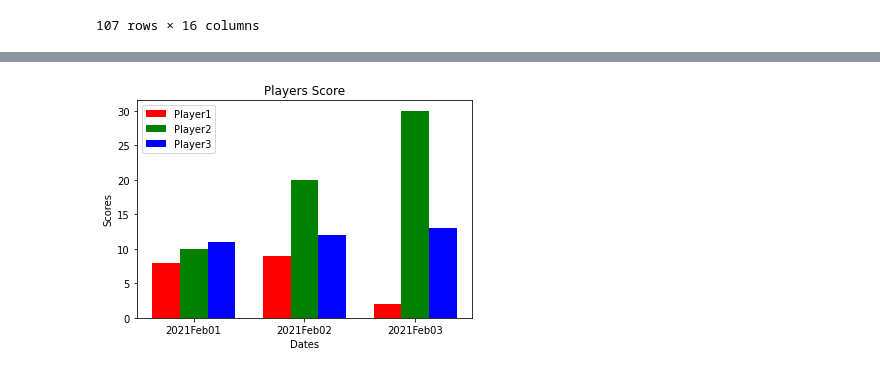
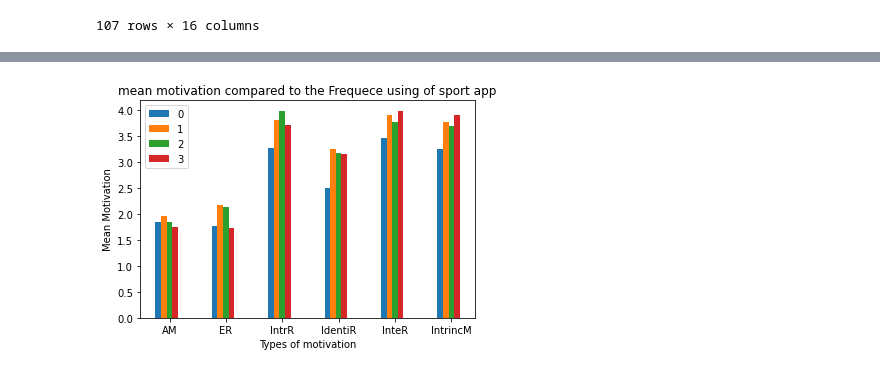
Before and after one commit to leaambrosius/emse, a Jupyter notebook: evaluation_lambrosi.ipynb, the cells around one changed output, grey strips where cells are left out. Saved outputs shown, nothing was run; the diff lists cells and outputs as text; code cells hidden in the pictures.

```diff
--- a/evaluation_lambrosi.ipynb
+++ b/evaluation_lambrosi.ipynb
@@ -85,18 +72,26 @@ p = sns.barplot('Ever used Sportapp','Amotivation',data=meandata,ci=False)
-# %%
-X = ['Group A','Group B','Group C','Group D']
-Ygirls = [10,20,20,40]
-Zboys = [20,30,25,30]
-
-X_axis = np.arange(len(X))
-
-plt.bar(X_axis - 0.2, Ygirls, 0.4, label = 'Girls')
-plt.bar(X_axis + 0.2, Zboys, 0.4, label = 'Boys')
-
-plt.xticks(X_axis, X)
-plt.xlabel("Groups")
-plt.ylabel("Number of Students")
-plt.title("Number of Students in each group")
-plt.legend()
-plt.show()
-# %% [output]
-[figure, removed]
+# %%
+#impact of frequency in using sports app on different sports motivation types
+
+X = ['AM','ER','IntrR','IdentiR','InteR','IntrincM'] # motivation types
+
+data_0 = meandata.iloc[0].to_list()
+data_1 = meandata.iloc[1].to_list()
+data_2 = meandata.iloc[2].to_list()
+data_3 = meandata.iloc[3].to_list()
+
+
+X_axis = np.arange(len(X))
+
+plt.bar(X_axis - 0.2, data_0, 0.1, label = '0')
+plt.bar(X_axis - 0.1, data_1, 0.1, label = '1')
+plt.bar(X_axis , data_2, 0.1, label = '2')
+plt.bar(X_axis + 0.1, data_3, 0.1, label = '3')
+
+plt.xticks(X_axis, X)
+plt.xlabel("Types of motivation")
+plt.ylabel("Mean Motivation")
+plt.title("mean motivation compared to the Frequece using of sport app")
+plt.legend()
+plt.show()
+# %% [output]
+[figure, added]
```
Also changed, not shown: parts of 5 cells of this notebook.
